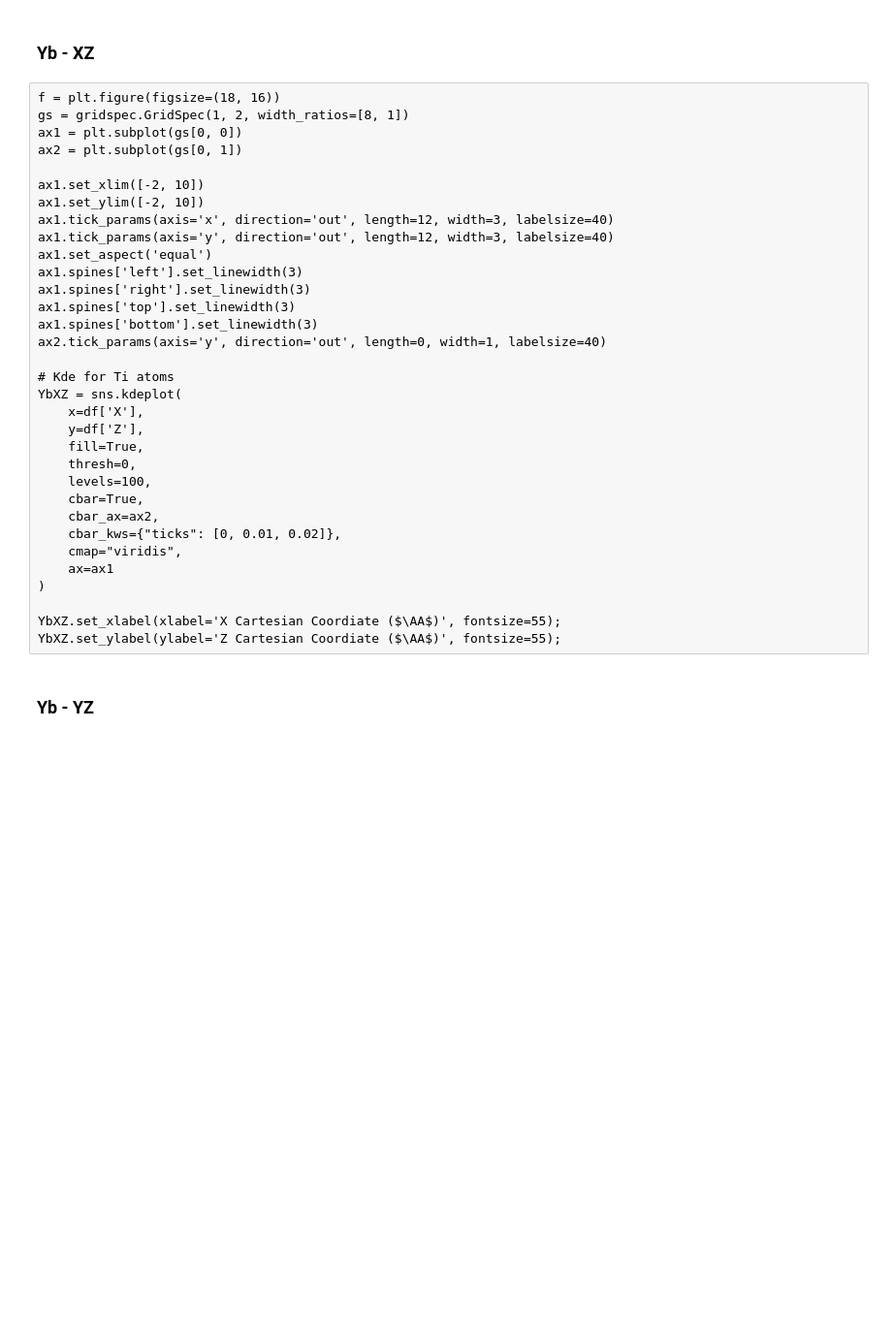
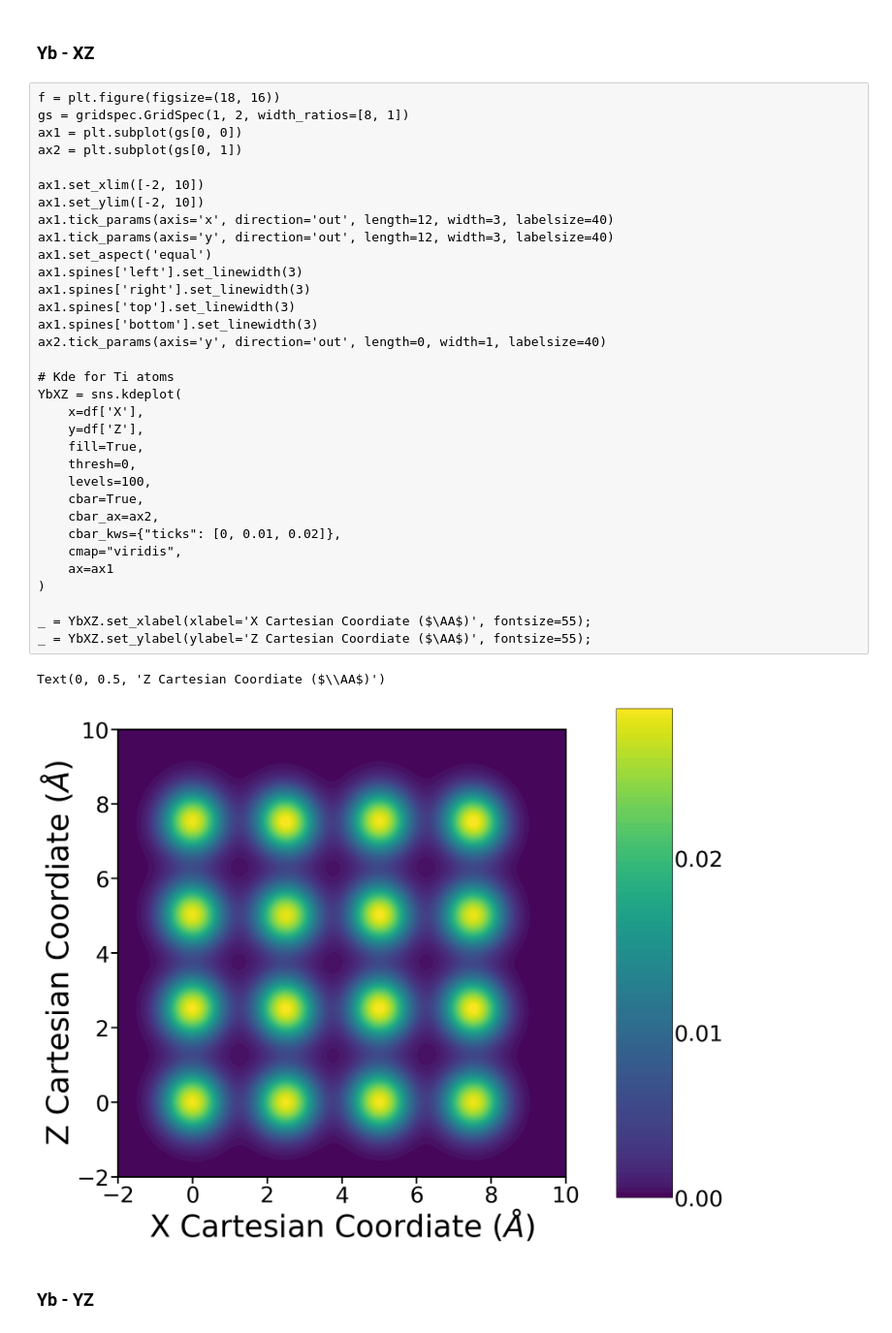
Before and after one commit to Kvieta1990/Working_Proj, a Jupyter notebook: Research/HDZ_RMC/RMC_Optimal_fittings/ytso_0_try6_retry12/All_Analysis.ipynb, the cells around one changed output. Shown at 97% size. Cells and saved outputs as stored; diff of their text form; blank space fills up the shorter version.

```diff
--- a/Research/HDZ_RMC/RMC_Optimal_fittings/ytso_0_try6_retry12/All_Analysis.ipynb
+++ b/Research/HDZ_RMC/RMC_Optimal_fittings/ytso_0_try6_retry12/All_Analysis.ipynb
@@ -203,35 +204,38 @@ YbXY.set_ylabel(ylabel='Y Cartesian Coordiate ($\AA$)', fontsize=55);
 f = plt.figure(figsize=(18, 16))
 gs = gridspec.GridSpec(1, 2, width_ratios=[8, 1])
 ax1 = plt.subplot(gs[0, 0])
 ax2 = plt.subplot(gs[0, 1])
 
 ax1.set_xlim([-2, 10])
 ax1.set_ylim([-2, 10])
 ax1.tick_params(axis='x', direction='out', length=12, width=3, labelsize=40)
 ax1.tick_params(axis='y', direction='out', length=12, width=3, labelsize=40)
 ax1.set_aspect('equal')
 ax1.spines['left'].set_linewidth(3)
 ax1.spines['right'].set_linewidth(3)
 ax1.spines['top'].set_linewidth(3)
 ax1.spines['bottom'].set_linewidth(3)
 ax2.tick_params(axis='y', direction='out', length=0, width=1, labelsize=40)
 
 # Kde for Ti atoms
 YbXZ = sns.kdeplot(
     x=df['X'],
     y=df['Z'],
     fill=True,
     thresh=0,
     levels=100,
     cbar=True,
     cbar_ax=ax2,
     cbar_kws={"ticks": [0, 0.01, 0.02]},
     cmap="viridis",
     ax=ax1
 )
 
-YbXZ.set_xlabel(xlabel='X Cartesian Coordiate ($\AA$)', fontsize=55);
-YbXZ.set_ylabel(ylabel='Z Cartesian Coordiate ($\AA$)', fontsize=55);
+_ = YbXZ.set_xlabel(xlabel='X Cartesian Coordiate ($\AA$)', fontsize=55);
+_ = YbXZ.set_ylabel(ylabel='Z Cartesian Coordiate ($\AA$)', fontsize=55);
+# %% [output]
+Text(0, 0.5, 'Z Cartesian Coordiate ($\\AA$)')
+[figure, added]
 # %% [markdown]
 ### Yb - YZ
 # %%
```
Also changed, not shown: parts of 9 cells of this notebook, 26 other files.
